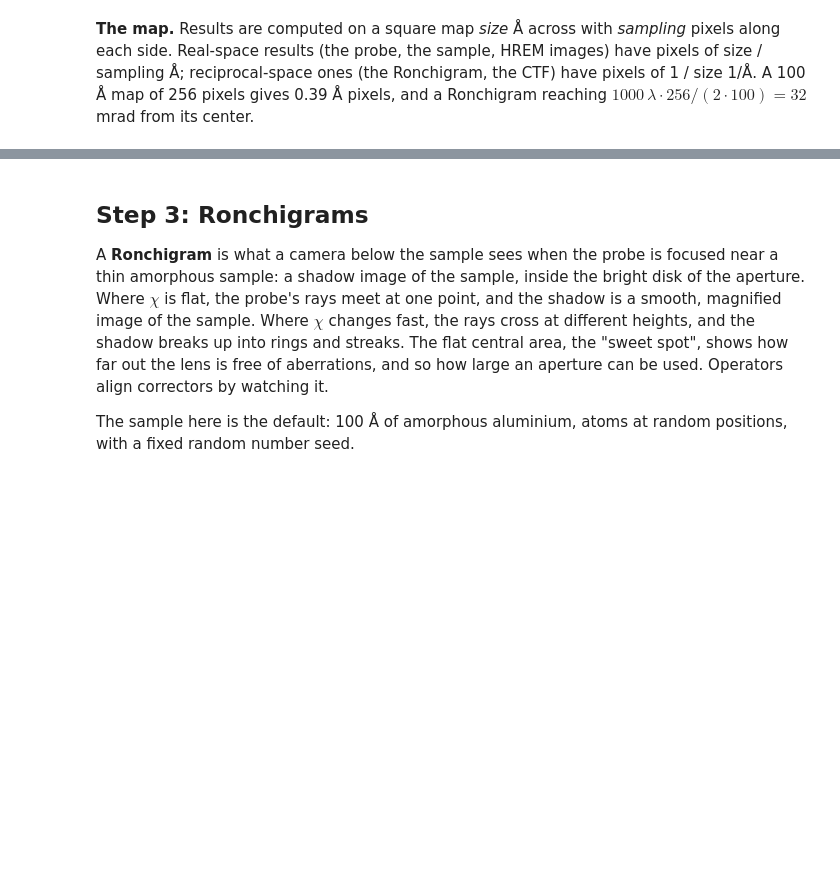
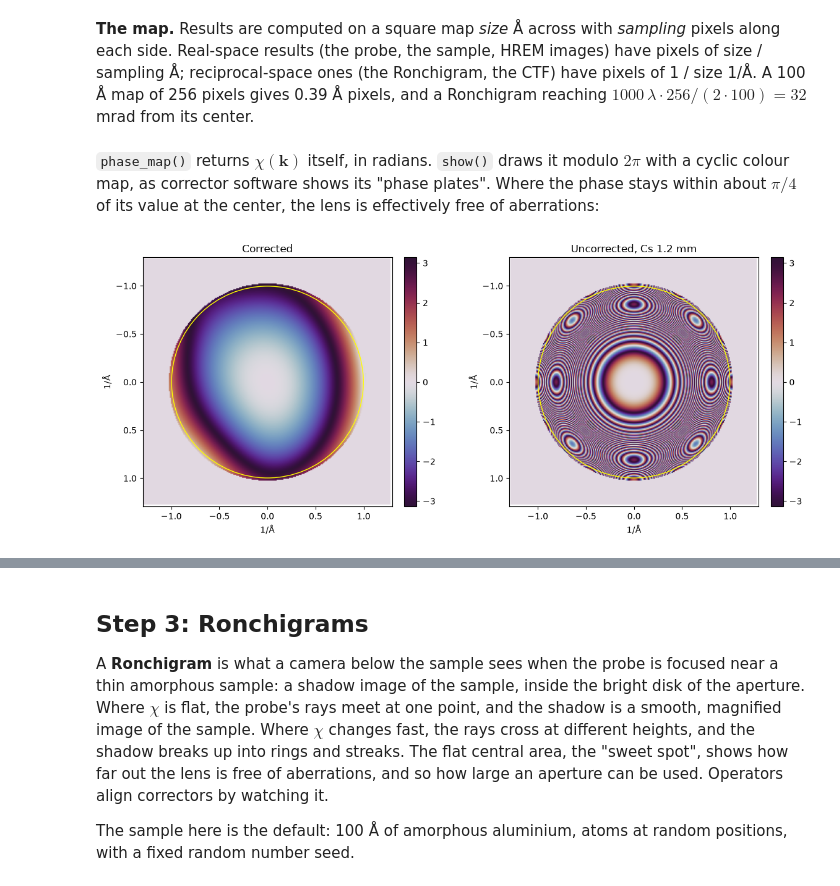
Before and after one commit to emlab-solutions/pyemaps, a Jupyter notebook: notebooks/probe.ipynb, the cells around one changed output, grey strips where cells are left out. Saved outputs shown, nothing was run; the diff lists cells and outputs as text; code cells hidden in the pictures; blank space fills up the shorter version.

```diff
--- a/notebooks/probe.ipynb
+++ b/notebooks/probe.ipynb
@@ -81,3 +81,18 @@ each side. Real-space results (the probe, the sample, HREM images) have pixels o
 size / sampling Å; reciprocal-space ones (the Ronchigram, the CTF) have pixels of 1 / size 1/Å.
 A 100 Å map of 256 pixels gives 0.39 Å pixels, and a Ronchigram reaching
 $1000\,\lambda \cdot 256/(2 \cdot 100) = 32$ mrad from its center.
+# %% [markdown]
+`phase_map()` returns $\chi(\mathbf k)$ itself, in radians. `show()` draws it modulo $2\pi$ with a
+cyclic colour map, as corrector software shows its "phase plates". Where the phase stays within
+about $\pi/4$ of its value at the center, the lens is effectively free of aberrations:
+# %%
+fig, axes = plt.subplots(1, 2, figsize=(12, 5))
+for ax, (name, lens) in zip(axes, (('Corrected', corrected), ('Uncorrected, Cs 1.2 mm', uncorrected))):
+    lens.show(lens.phase_map(), 'phase', ax=ax, title=name)
+    k = 1.3 * corrected.kmax
+    ax.set_xlim(-k, k)
+    ax.set_ylim(k, -k)
+plt.tight_layout()
+plt.show()
+# %% [output]
+[figure, added]
```
Also changed, not shown: parts of 9 cells of this notebook, 10 other files.
